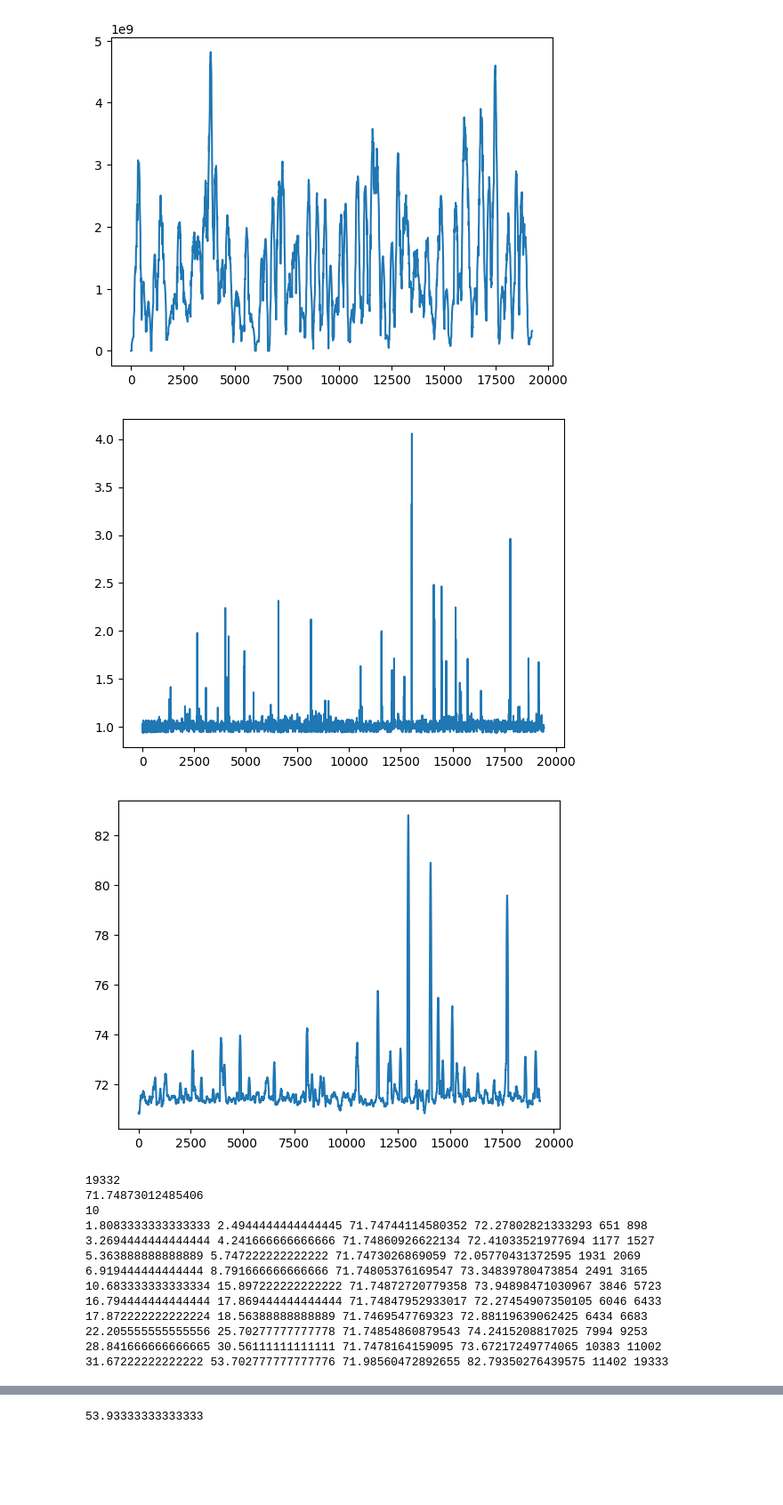
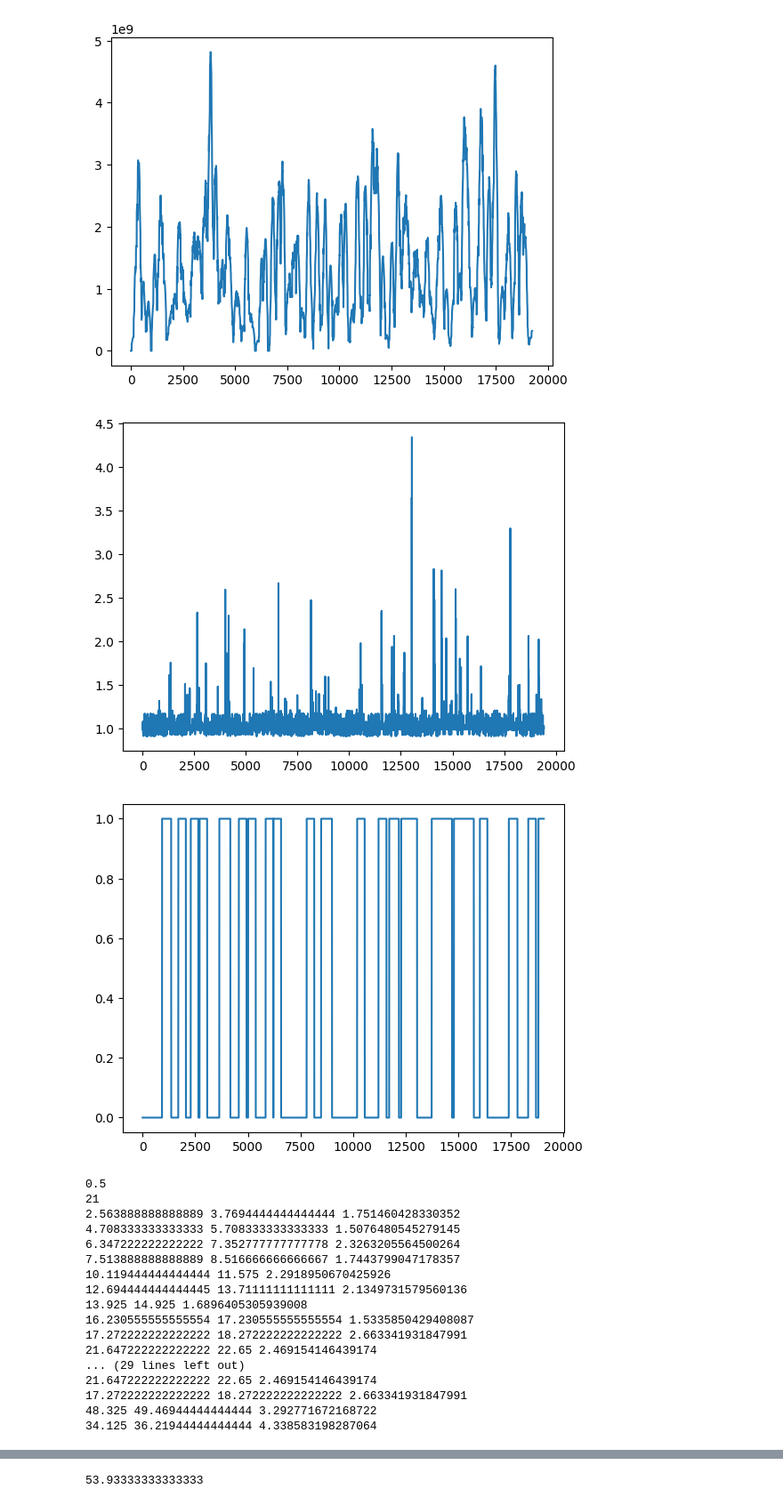
Before and after one commit to NikolayBlagoev/Dota_2_Highlight, a Jupyter notebook: get_anomalies.ipynb, the cells around one changed output, grey strips where cells are left out. Shown at 89% size. Cells and saved outputs as stored; diff of their text form; code cells hidden in the pictures; blank space fills up the shorter version.

```diff
--- a/get_anomalies.ipynb
+++ b/get_anomalies.ipynb
@@ -274,35 +279,72 @@ def SWIDE_ours(signal, thr):
             i = i+end
         i+=1
     return segms
+# %%
+def get_anomls(arr, signal, thr):
+    segms = []
+
+
+    print(thr)
+    i = 0
+    while i < len(arr):
+        if arr[i] == 0:
+            i+=1
+            continue
+        start = i
+        while i < len(arr) and arr[i]==1:
+            i+=1
+
+
+
+        segms.append([start, np.max(np.array(signal[i-180:i+180])), i])
+        i+=1
+    return segms
 # %%
 # segms = SWIDE_ours(kaiser_wind(lof(np.array(data_binr), 360),180,4), 5)
 interm = np.array(data_binr)
-interm  = lof(interm, 220)
+r = 360
+interm  = lof(interm, r )
+signal  = interm
+
 plt.plot(interm)
 plt.show()
-interm  =kaiser_wind(interm, 90, 2)
+interm = interm > 1.5 + 0
+interm  = power_smooth(interm, r )
+interm[interm>1] = 1
 plt.plot(interm)
 plt.show()
-segms = SWIDE_ours(interm, np.mean(interm[interm>0])*1)
+segms = get_anomls(interm, signal, 0.5)
 print(len(segms))
 # segm_means = [np.mean(np.array(i)) for i in segms]
 # print(segm_means)
 for s in segms:
-    print(s[0]/360, s[-1]/360, s[1], s[2], s[0],s[-1])
+    # s[0]-=r/2
+    # s[-1]+=180
+    print(s[0]/360, s[-1]/360, s[1])
+segms.sort(key=lambda x: x[1])
+print("============")
+for s in segms:
+    # s[0]-=180
+    # s[-1]+=180
+    print(s[0]/360, s[-1]/360, s[1])
 # %% [output]
-[figure, old version]
+[figure, new version]
-[figure, old version]
+[figure, new version]
-19332
-71.74873012485406
-10
-1.8083333333333333 2.4944444444444445 71.74744114580352 72.27802821333293 651 898
-3.2694444444444444 4.241666666666666 71.74860926622134 72.41033521977694 1177 1527
-5.363888888888889 5.747222222222222 71.7473026869059 72.05770431372595 1931 2069
-6.919444444444444 8.791666666666666 71.74805376169547 73.34839780473854 2491 3165
-10.683333333333334 15.897222222222222 71.74872720779358 73.94898471030967 3846 5723
-16.794444444444444 17.869444444444444 71.74847952933017 72.27454907350105 6046 6433
-17.872222222222224 18.56388888888889 71.7469547769323 72.88119639062425 6434 6683
-22.205555555555556 25.70277777777778 71.74854860879543 74.2415208817025 7994 9253
-28.841666666666665 30.56111111111111 71.7478164159095 73.67217249774065 10383 11002
-31.67222222222222 53.702777777777776 71.98560472892655 82.79350276439575 11402 19333
+0.5
+21
+2.563888888888889 3.7694444444444444 1.751460428330352
+4.708333333333333 5.708333333333333 1.5076480545279145
+6.347222222222222 7.352777777777778 2.3263205564500264
+7.513888888888889 8.516666666666667 1.7443799047178357
+10.119444444444444 11.575 2.2918950670425926
+12.694444444444445 13.71111111111111 2.1349731579560136
+13.925 14.925 1.6896405305939008
+16.230555555555554 17.230555555555554 1.5335850429408087
+17.272222222222222 18.272222222222222 2.663341931847991
+21.647222222222222 22.65 2.469154146439174
+... (29 lines left out)
+21.647222222222222 22.65 2.469154146439174
+17.272222222222222 18.272222222222222 2.663341931847991
+48.325 49.46944444444444 3.292771672168722
+34.125 36.21944444444444 4.338583198287064
 # %%
```
Also changed, not shown: parts of 10 cells of this notebook, 2 other files.
